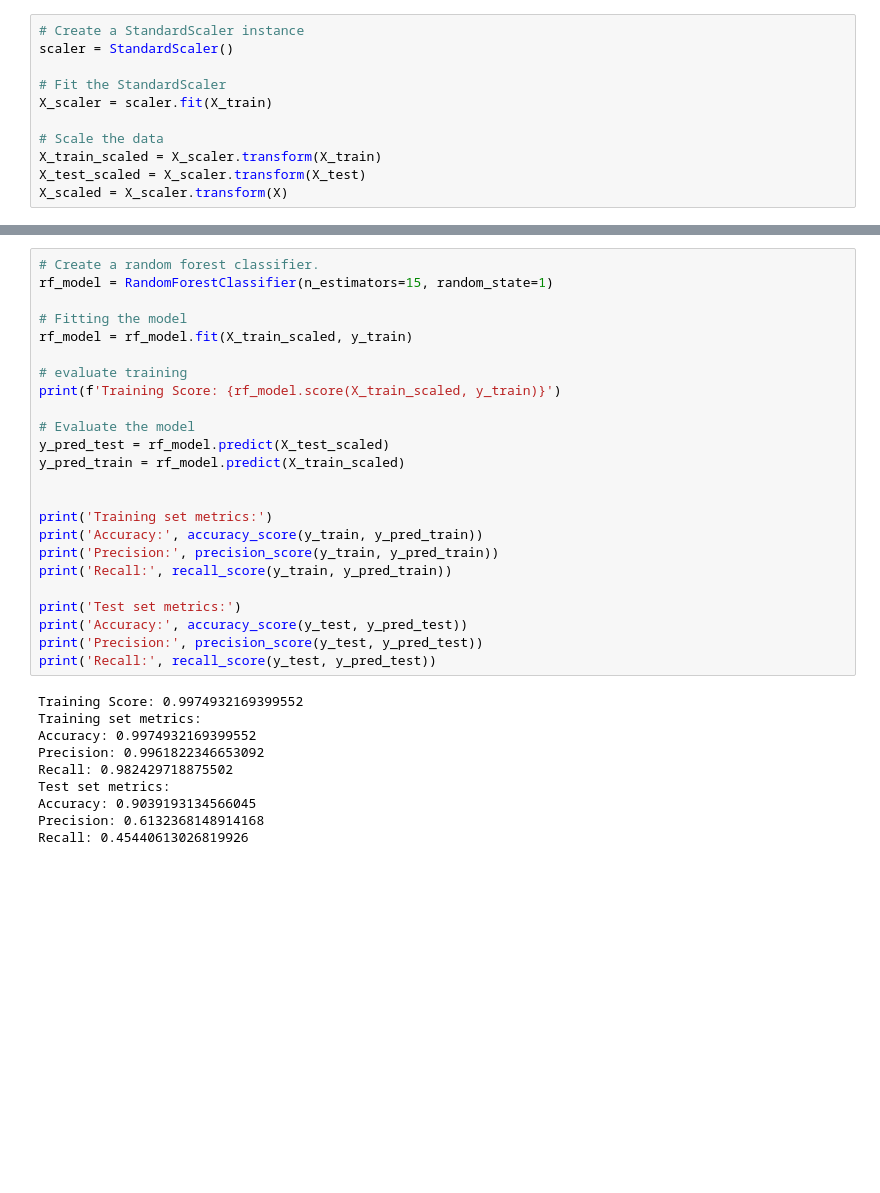
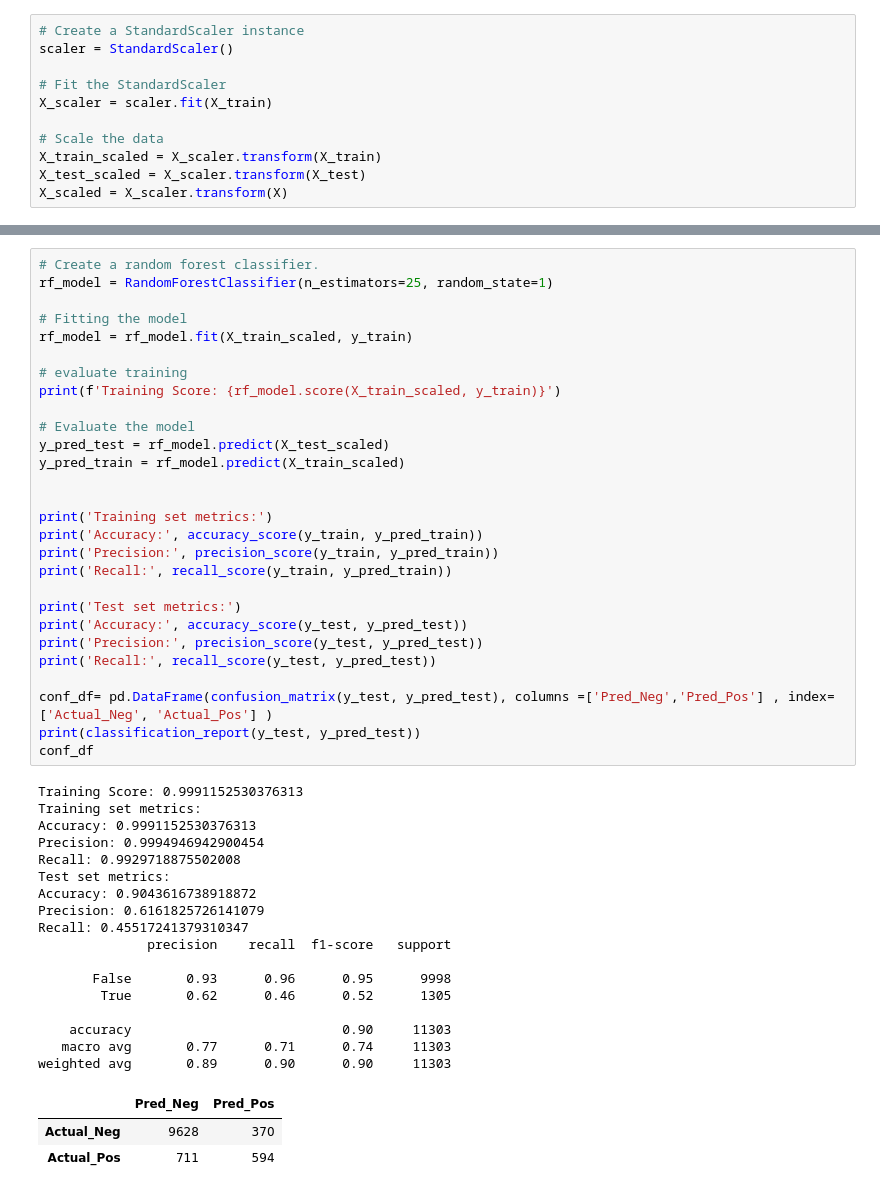
Before and after one commit to dthach89/The_Success_of_Bank_Telemarketing, a Jupyter notebook: Michael/ML_nobin drop.ipynb, the cells around one changed output, grey strips where cells are left out. Cells and saved outputs as stored; diff of their text form; blank space fills up the shorter version.

```diff
--- a/Michael/ML_nobin drop.ipynb
+++ b/Michael/ML_nobin drop.ipynb
@@ -260,34 +277,49 @@ Recall: 0.35478927203065136
 # %%
 # Create a random forest classifier.
-rf_model = RandomForestClassifier(n_estimators=15, random_state=1)
+rf_model = RandomForestClassifier(n_estimators=25, random_state=1)
 
 # Fitting the model
 rf_model = rf_model.fit(X_train_scaled, y_train)
 
 # evaluate training
 print(f'Training Score: {rf_model.score(X_train_scaled, y_train)}')
 
 # Evaluate the model
 y_pred_test = rf_model.predict(X_test_scaled)
 y_pred_train = rf_model.predict(X_train_scaled)
 
 
 print('Training set metrics:')
 print('Accuracy:', accuracy_score(y_train, y_pred_train))
 print('Precision:', precision_score(y_train, y_pred_train))
 print('Recall:', recall_score(y_train, y_pred_train))
 
 print('Test set metrics:')
 print('Accuracy:', accuracy_score(y_test, y_pred_test))
 print('Precision:', precision_score(y_test, y_pred_test))
 print('Recall:', recall_score(y_test, y_pred_test))
+
+conf_df= pd.DataFrame(confusion_matrix(y_test, y_pred_test), columns =['Pred_Neg','Pred_Pos'] , index=['Actual_Neg', 'Actual_Pos'] )
+print(classification_report(y_test, y_pred_test))
+conf_df
 # %% [output]
-Training Score: 0.9974932169399552
+Training Score: 0.9991152530376313
 Training set metrics:
-Accuracy: 0.9974932169399552
-Precision: 0.9961822346653092
-Recall: 0.982429718875502
+Accuracy: 0.9991152530376313
+Precision: 0.9994946942900454
+Recall: 0.9929718875502008
 Test set metrics:
-Accuracy: 0.9039193134566045
-Precision: 0.6132368148914168
-Recall: 0.45440613026819926
+Accuracy: 0.9043616738918872
+Precision: 0.6161825726141079
+Recall: 0.45517241379310347
+              precision    recall  f1-score   support
+
+       False       0.93      0.96      0.95      9998
+        True       0.62      0.46      0.52      1305
+
+    accuracy                           0.90     11303
+   macro avg       0.77      0.71      0.74     11303
+weighted avg       0.89      0.90      0.90     11303
+|  | Pred_Neg | Pred_Pos |
+| Actual_Neg | 9628 | 370 |
+| Actual_Pos | 711 | 594 |
```
Also changed, not shown: parts of 4 cells of this notebook, 1 other file.
